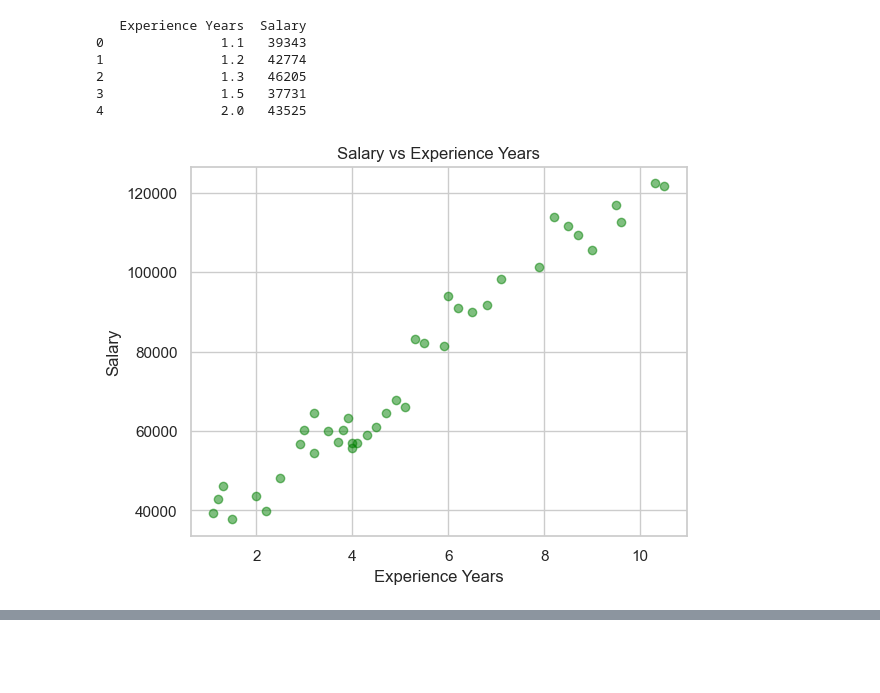
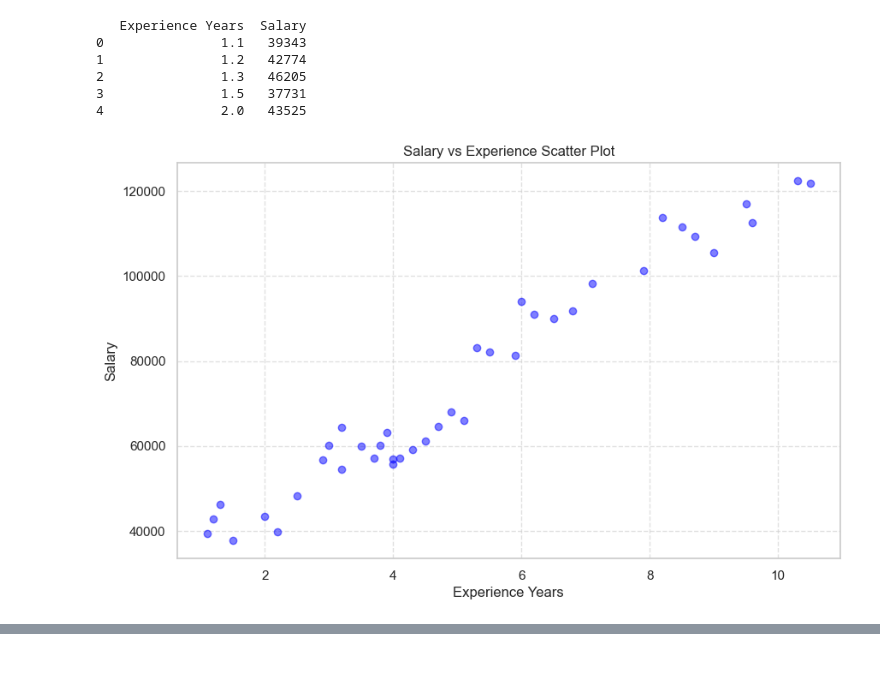
Before and after one commit to hmolhem/Linear-Regression-Pytorch, a Jupyter notebook: salary_regression_oop/salary_regression_oop.ipynb, the cells around one changed output, grey strips where cells are left out. Cells and saved outputs as stored; diff of their text form; code cells hidden in the pictures.

```diff
--- a/salary_regression_oop/salary_regression_oop.ipynb
+++ b/salary_regression_oop/salary_regression_oop.ipynb
@@ -7,23 +7,31 @@ import numpy as np
 import matplotlib.pyplot as plt
 import pandas as pd
 
-# Set plotting style
-sns.set_theme(style="whitegrid")
+# # Set plotting style
+# sns.set_theme(style="whitegrid")
 
 # import own modules
 from Utilities import PathUtility as path
 from src.data_handler import DataHandler
+from src.model import Model
+from src.trainer import Trainer
+from src.evaluator import Evaluator
+from src.visualizer import Visualizer
 # %% [markdown]
 ### Import Data
 # %%
+# Crete require objects
 # Initialize path utility and load data
 MyPath = path.PathFinder()
 csv_file = os.path.join(MyPath.data_path(), "salary.csv") # Path to the CSV file
 
 # Load data using DataHandler
 data = DataHandler(csv_file)
-raw_data = data.load_data()
-print(raw_data.head())
+dataset = data.load_data()
+print(dataset.head())
+
+# Initialize visualizer
+viz = Visualizer()
 # %% [output]
    Experience Years  Salary
 0               1.1   39343
@@ -32,9 +40,7 @@ print(raw_data.head())
 3               1.5   37731
 4               2.0   43525
 # %%
-x_series = raw_data["Experience Years"].values
-y_series = raw_data["Salary"].values
-
-data.plot(raw_data,x_label="Experience Years", y_label="Salary", title="Salary vs Experience Years", color='green')
+x_label, y_label = data.get_labels()
+viz.plot_scatter(dataset, x_label, y_label, title="Salary vs Experience Scatter Plot", color="blue")
 # %% [output]
-[figure, old version]
+[figure, new version]
```
Also changed, not shown: parts of 3 cells of this notebook, 6 other files.
